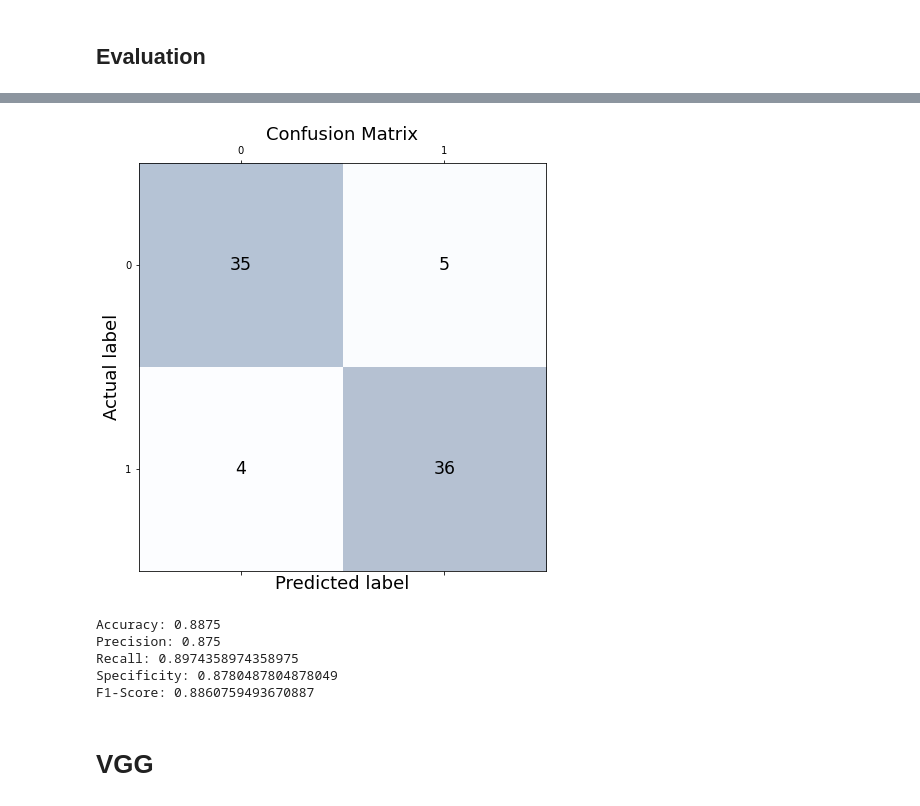
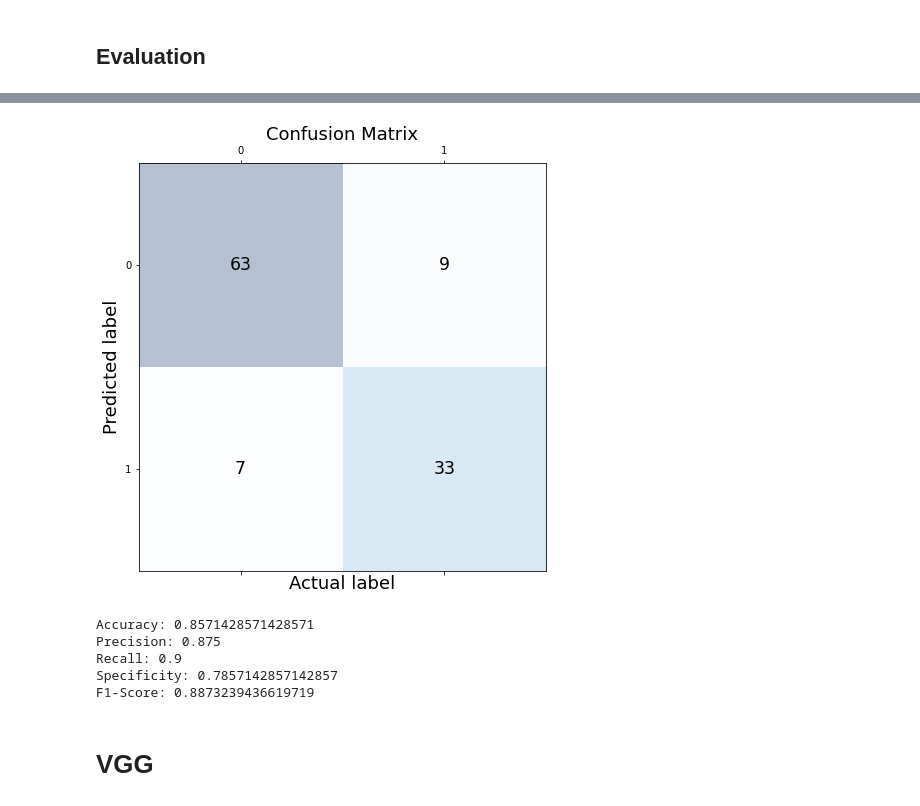
Before and after one commit to WillySwain/ParcelClassification, a Jupyter notebook: ParcelClassification.ipynb, the cells around one changed output, grey strips where cells are left out. Cells and saved outputs as stored; diff of their text form; code cells hidden in the pictures.

```diff
--- a/ParcelClassification.ipynb
+++ b/ParcelClassification.ipynb
@@ -154,38 +173,38 @@ for i in range(samples): #runs each sample in the test set
 # %%
 import matplotlib.pyplot as plt
 from sklearn.metrics import confusion_matrix
 #model.save('Models\\Resnet50\\Resnet50_with_50_10_datasplit.h5')
 predicted_class = [i.argmax() for i in predicted]
 actual_class = [i.argmax() for i in actual]
 
 conf_matrix = confusion_matrix(actual_class, predicted_class) #creates confusion matrix from predictions and actuals
 fig, ax = plt.subplots(figsize=(7.5, 7.5))
 ax.matshow(conf_matrix, cmap=plt.cm.Blues, alpha=0.3)
 
 for i in range(conf_matrix.shape[0]):
     for j in range(conf_matrix.shape[1]):
         ax.text(x=j, y=i,s=conf_matrix[i, j], va='center', ha='center', size='xx-large')
 
-plt.xlabel('Predicted label', fontsize=18)
-plt.ylabel('Actual label', fontsize=18)
+plt.xlabel('Actual label', fontsize=18)
+plt.ylabel('Predicted label', fontsize=18)
 plt.title('Confusion Matrix', fontsize=18)
 plt.show()
 
 precision = (conf_matrix[0][0])/(conf_matrix[0][0]+conf_matrix[0][1])
 recall = (conf_matrix[0][0])/(conf_matrix[0][0]+conf_matrix[1][0])
 
 print("Accuracy:",  (conf_matrix[0][0]+conf_matrix[1][1])/((conf_matrix[0][0]+conf_matrix[0][1])+(conf_matrix[1][0]+conf_matrix[1][1])))
 print("Precision:",  precision)
 print("Recall:",  recall)
 print("Specificity:",  (conf_matrix[1][1])/(conf_matrix[1][1]+conf_matrix[0][1]))
 print("F1-Score:",  (2*precision * recall)/(precision+recall))
 # %% [output]
-[figure, old version]
+[figure, new version]
-Accuracy: 0.8875
+Accuracy: 0.8571428571428571
 Precision: 0.875
-Recall: 0.8974358974358975
-Specificity: 0.8780487804878049
-F1-Score: 0.8860759493670887
+Recall: 0.9
+Specificity: 0.7857142857142857
+F1-Score: 0.8873239436619719
 # %% [markdown]
 # VGG
 # %% [markdown]
```
Also changed, not shown: parts of 8 cells of this notebook, 25 other files.
